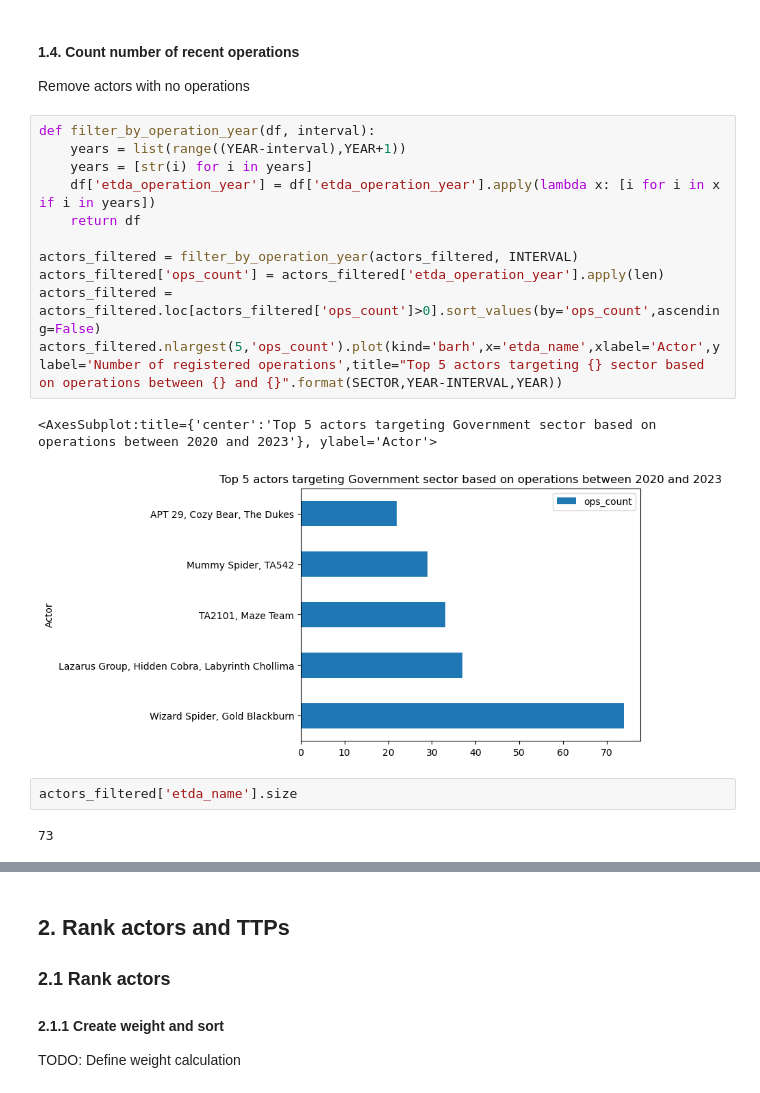
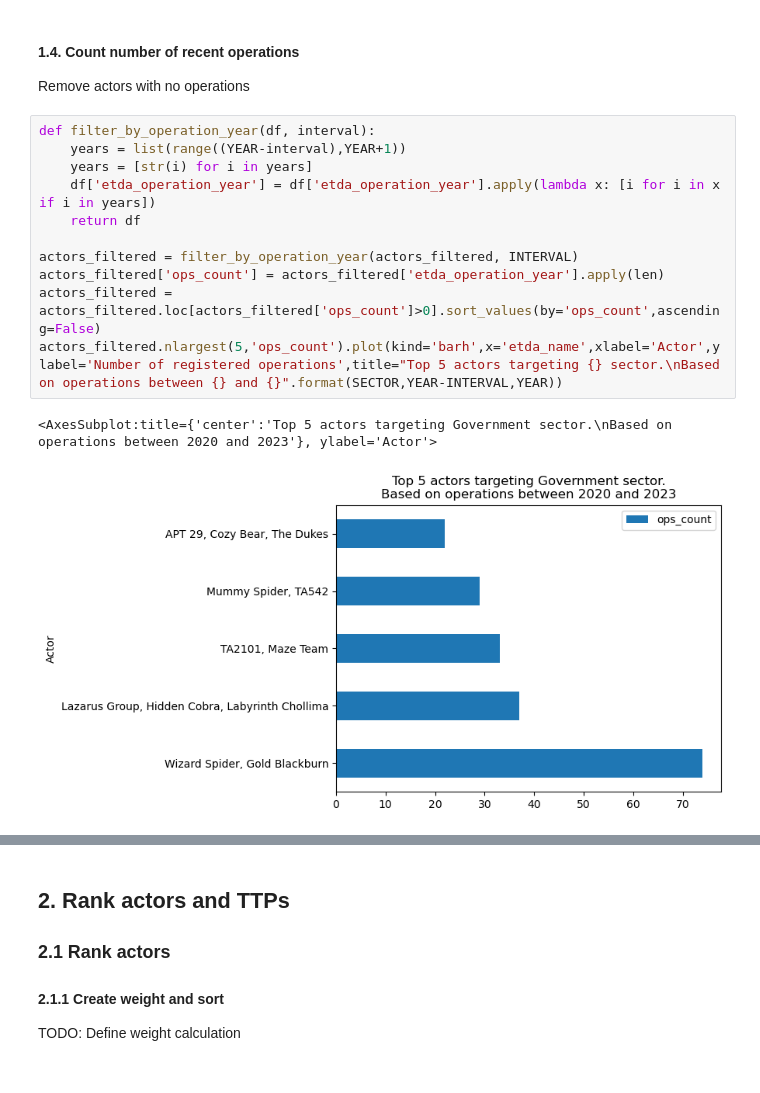
Before and after one commit to AbeWinters/Threat-Profiles-for-Control-Prioritization, a Jupyter notebook: Method 2.ipynb, the cells around one changed output, grey strips where cells are left out. Cells and saved outputs as stored; diff of their text form.

```diff
--- a/Method 2.ipynb
+++ b/Method 2.ipynb
@@ -66,18 +66,14 @@ Remove actors with no operations
 # %%
 def filter_by_operation_year(df, interval):
     years = list(range((YEAR-interval),YEAR+1))
     years = [str(i) for i in years]
     df['etda_operation_year'] = df['etda_operation_year'].apply(lambda x: [i for i in x if i in years])
     return df
 
 actors_filtered = filter_by_operation_year(actors_filtered, INTERVAL)
 actors_filtered['ops_count'] = actors_filtered['etda_operation_year'].apply(len)
 actors_filtered = actors_filtered.loc[actors_filtered['ops_count']>0].sort_values(by='ops_count',ascending=False)
-actors_filtered.nlargest(5,'ops_count').plot(kind='barh',x='etda_name',xlabel='Actor',ylabel='Number of registered operations',title="Top 5 actors targeting {} sector based on operations between {} and {}".format(SECTOR,YEAR-INTERVAL,YEAR))
+actors_filtered.nlargest(5,'ops_count').plot(kind='barh',x='etda_name',xlabel='Actor',ylabel='Number of registered operations',title="Top 5 actors targeting {} sector.\nBased on operations between {} and {}".format(SECTOR,YEAR-INTERVAL,YEAR))
 # %% [output]
-<AxesSubplot:title={'center':'Top 5 actors targeting Government sector based on operations between 2020 and 2023'}, ylabel='Actor'>
+<AxesSubplot:title={'center':'Top 5 actors targeting Government sector.\nBased on operations between 2020 and 2023'}, ylabel='Actor'>
-[figure, old version]
+[figure, new version]
-# %%
-actors_filtered['etda_name'].size
-# %% [output]
-73
```
Also changed, not shown: parts of 13 cells of this notebook, 1 other file.
